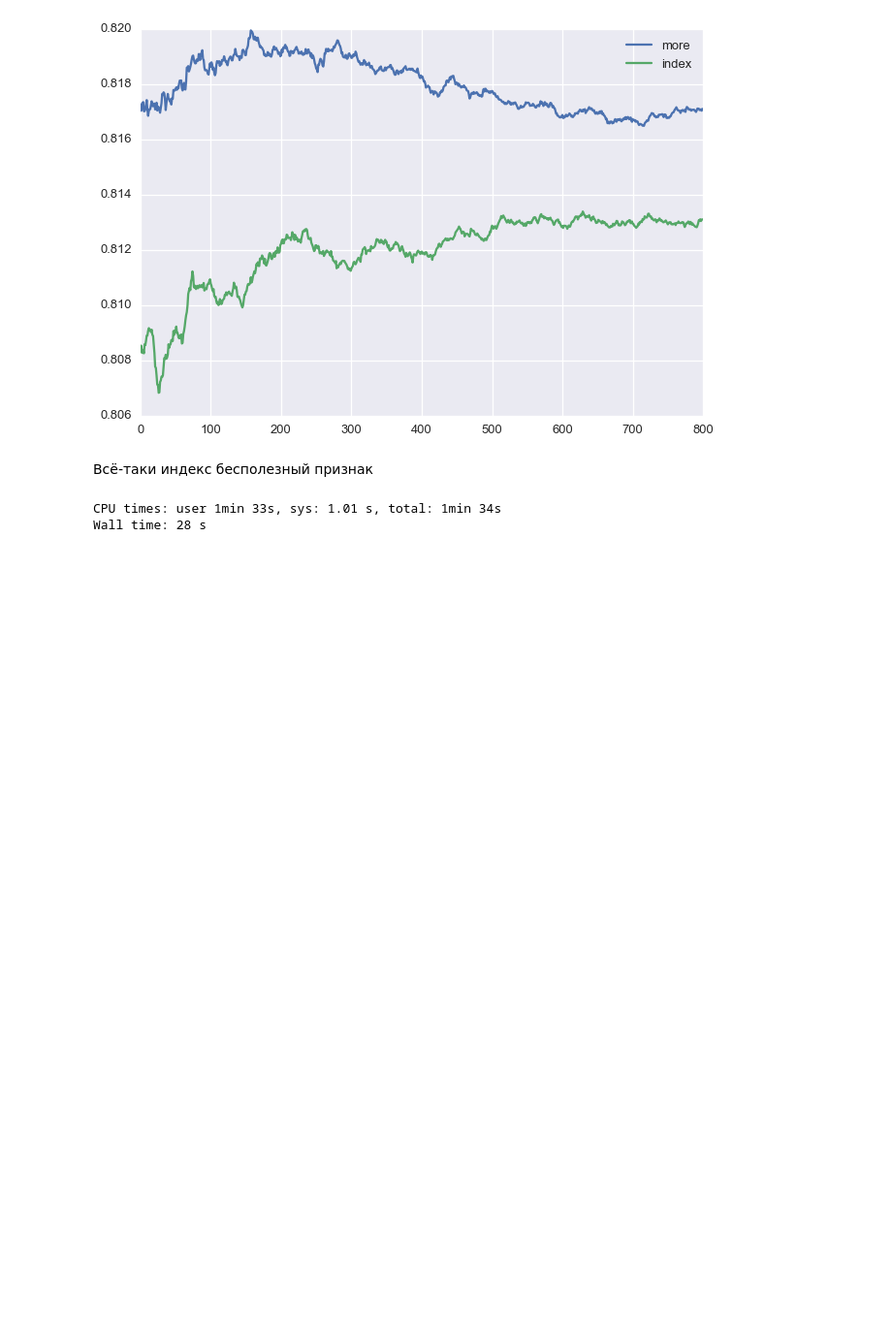
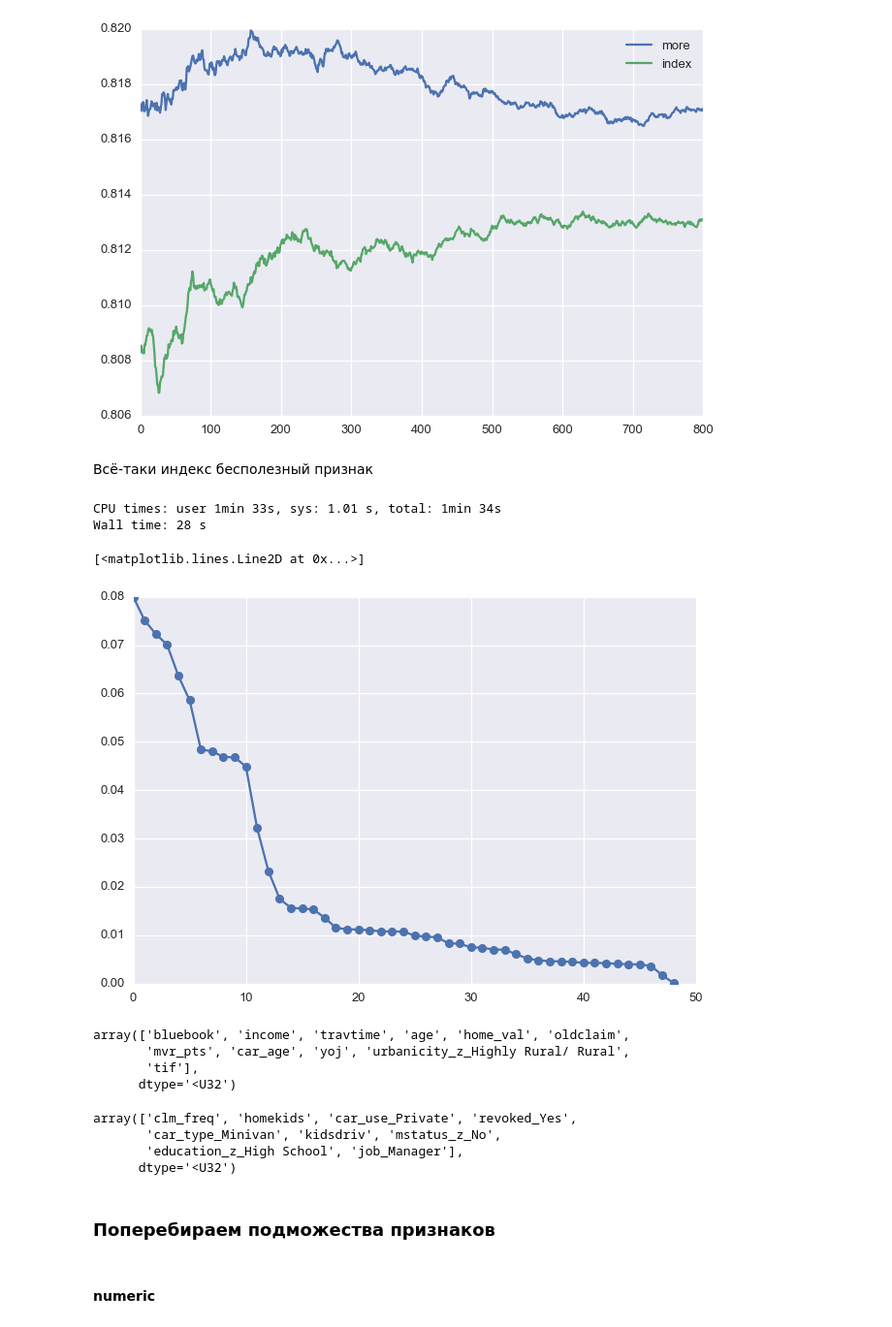
Before and after one commit to alexsyrom/kaggle-ml-train-1, a Jupyter notebook: rf_more.ipynb, the cells around one changed output. Shown at 97% size. Saved outputs shown, nothing was run; the diff lists cells and outputs as text; code cells hidden in the pictures; blank space fills up the shorter version.

```diff
--- a/rf_more.ipynb
+++ b/rf_more.ipynb
@@ -121,3 +121,28 @@ save_to_file(proba, 'more_3000.csv')
 # %% [output]
 CPU times: user 1min 33s, sys: 1.01 s, total: 1min 34s
 Wall time: 28 s
+# %%
+importances = clf.feature_importances_
+indices = np.argsort(importances)[::-1]
+plt.plot(importances[indices], '-o')
+# %% [output]
+[<matplotlib.lines.Line2D at 0x...>]
+[figure, added]
+# %%
+np.array(dfXtrain.columns.tolist())[indices[:11]]
+# %% [output]
+array(['bluebook', 'income', 'travtime', 'age', 'home_val', 'oldclaim',
+       'mvr_pts', 'car_age', 'yoj', 'urbanicity_z_Highly Rural/ Rural',
+       'tif'],
+      dtype='<U32')
+# %%
+np.array(dfXtrain.columns.tolist())[indices[11:20]]
+# %% [output]
+array(['clm_freq', 'homekids', 'car_use_Private', 'revoked_Yes',
+       'car_type_Minivan', 'kidsdriv', 'mstatus_z_No',
+       'education_z_High School', 'job_Manager'],
+      dtype='<U32')
+# %% [markdown]
+### Поперебираем подможества признаков
+# %% [markdown]
+#### numeric
```
Also changed, not shown: parts of 50 cells of this notebook, 1 other file.
